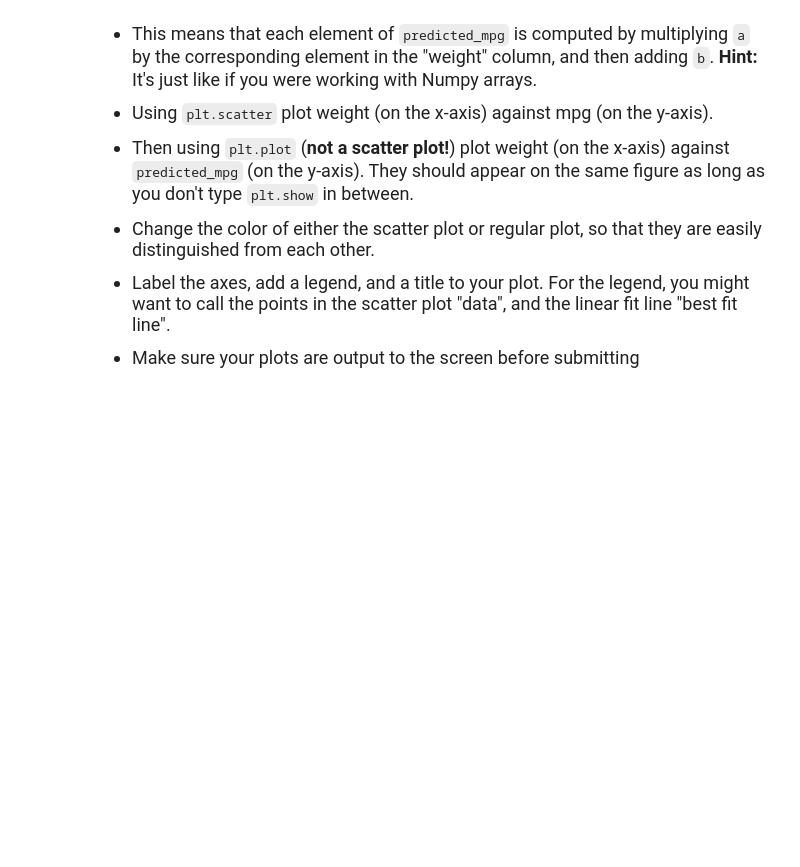
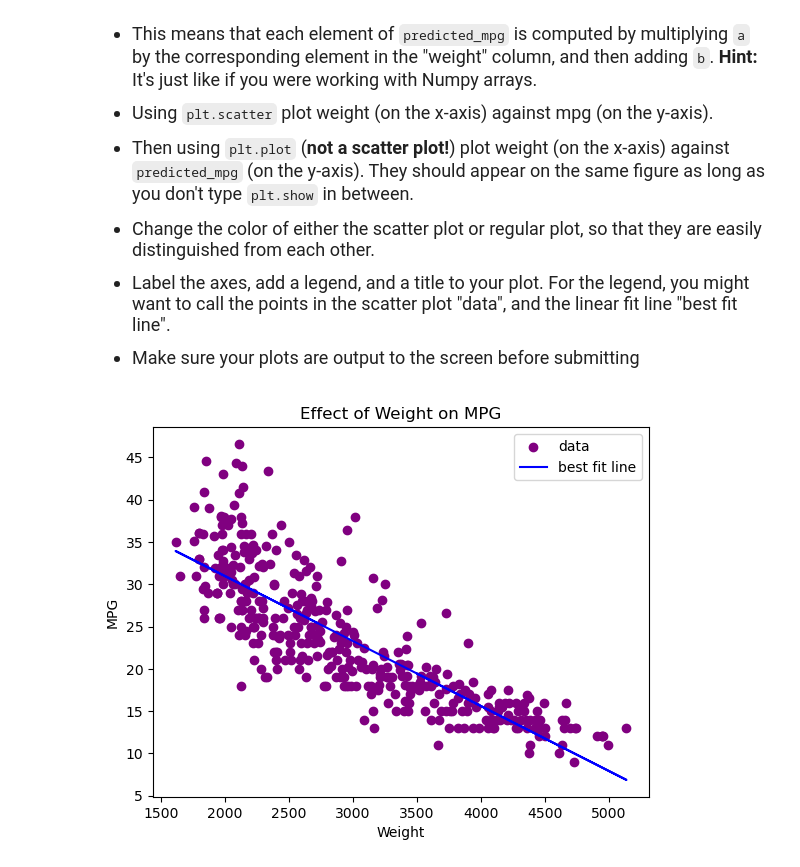
Before and after one commit to bcamargo1/datasci151spring2026, a Jupyter notebook: _assignments/assignment_8/Assignment8.ipynb, the cells around one changed output. Cells and saved outputs as stored; diff of their text form; code cells hidden in the pictures; blank space fills up the shorter version.

```diff
--- a/_assignments/assignment_8/Assignment8.ipynb
+++ b/_assignments/assignment_8/Assignment8.ipynb
@@ -179,0 +286,8 @@ This problem is continued in Question (5)
+# %%
+df = pd.read_csv("data/features.csv")
+
+model = smf.ols(formula = "mpg ~ weight", data = df)
+
+coeffs = model.fit().params
+
+print(coeffs)
@@ -208,0 +325,16 @@ $$\hat{m}_i = a\cdot w_i + b$$
+# %%
+a = coeffs["weight"]
+b = coeffs["Intercept"]
+
+predicted_mpg = a * df["weight"] + b
+
+plt.scatter(x = df["weight"], y = df["mpg"], color = "purple", label = "data")
+plt.plot(df["weight"], predicted_mpg, color = "blue", label = "best fit line")
+plt.xlabel("Weight")
+plt.ylabel("MPG")
+plt.title("Effect of Weight on MPG")
+plt.legend()
+
+plt.show()
+# %% [output]
+[figure, added]
```
Also changed, not shown: parts of 12 cells of this notebook, 3 other files.
